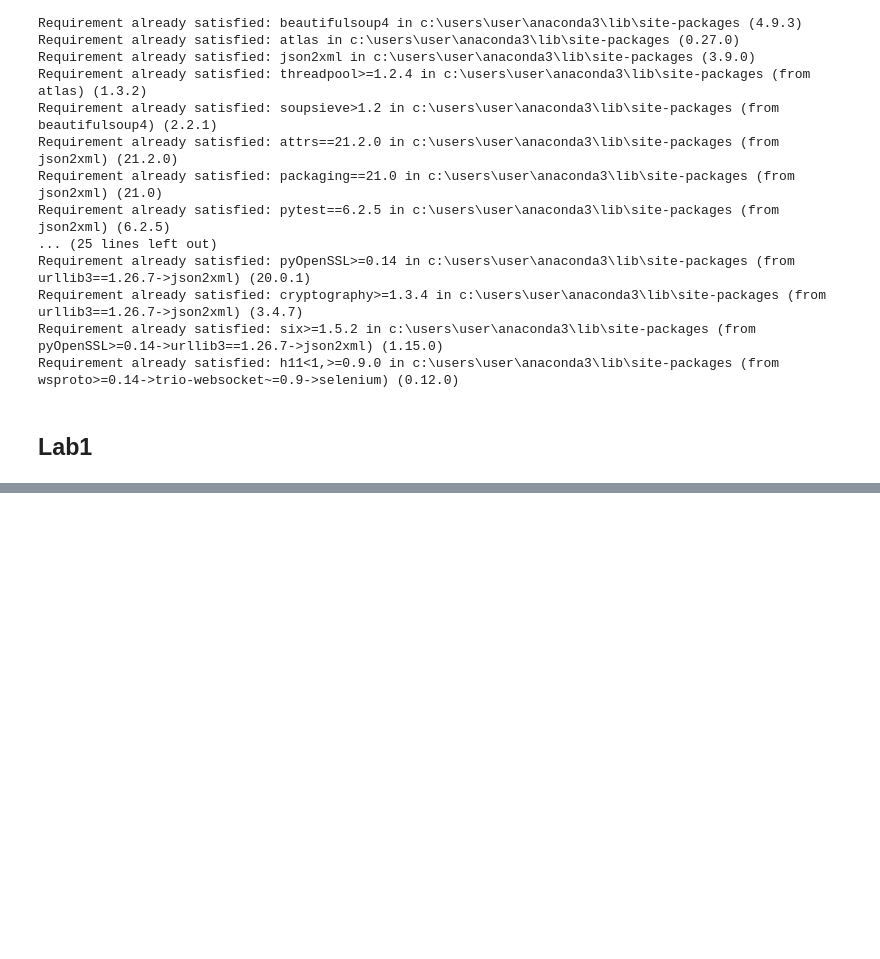
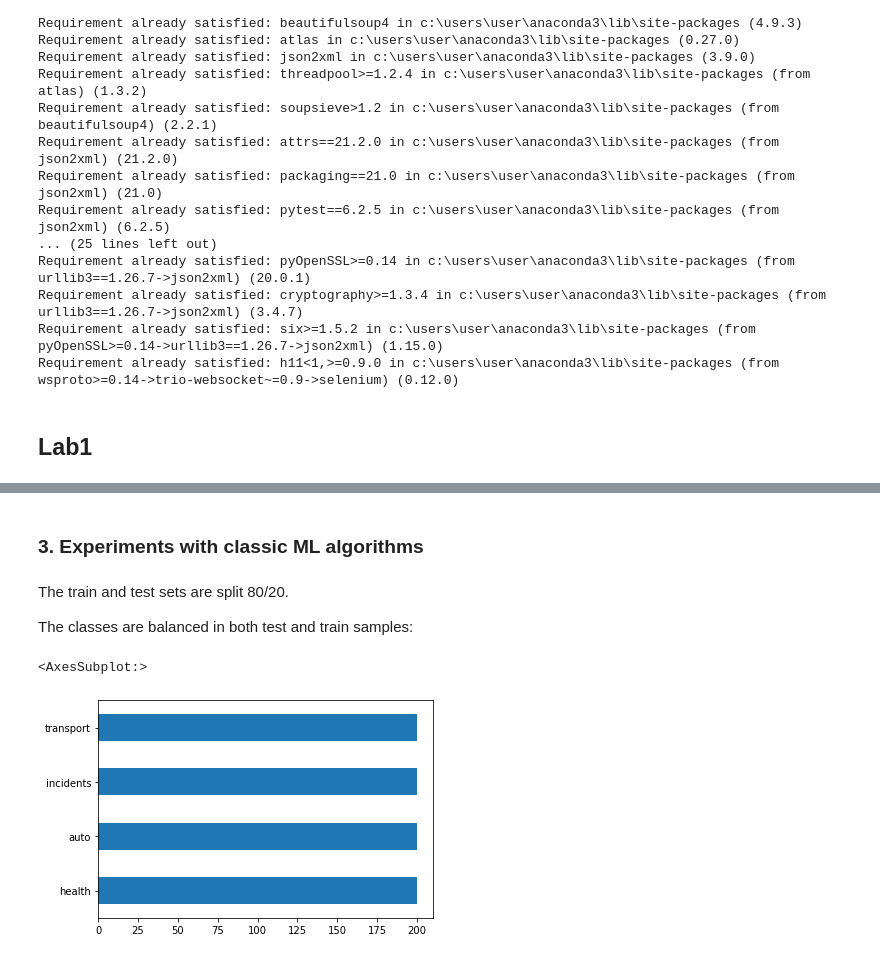
Before and after one commit to edmelnikov/computational-linguistics-course, a Jupyter notebook: Assignments.ipynb, the cells around one changed output, grey strips where cells are left out. Cells and saved outputs as stored; diff of their text form; code cells hidden in the pictures; blank space fills up the shorter version.

```diff
--- a/Assignments.ipynb
+++ b/Assignments.ipynb
@@ -183,0 +221,2 @@ data
+# %%
+raw_data = pd.read_json(json_filename, lines=True)
@@ -183,0 +299,41 @@ data
+# %%
+# The function goes through the data from JSON, preprocesses the text of each entry using preprocess_text() function
+# and vectorizes the texts using TfidVectorizer()
+
+def vectorize_text_all(raw_input_data):
+    raw_input_data_len = raw_input_data.shape[0] # number of rows
+    # raw_input_data_len = 100
+    texts = []
+    y = []
+
+    bar = tqdm(range(raw_input_data_len), desc = 'Article progress')
+    for i in range(raw_input_data_len):
+        texts.append(preprocess_text(raw_input_data['text'][i], tokenize_by='text'))
+        y.append(raw_input_data['category'][i])
+        bar.update(1)
+    bar.close()
+
+    vectorizer = TfidfVectorizer()
+    X = vectorizer.fit_transform(texts)
+    X = X.toarray()
+    X = pd.DataFrame(data=X, columns=vectorizer.get_feature_names())
+
+    return X, y
+# %%
+X, y = vectorize_text_all(raw_data)
+# %% [markdown]
+### 3. Experiments with classic ML algorithms
+# %%
+from sklearn.model_selection import train_test_split, GridSearchCV
+from sklearn.metrics import classification_report
+
+X_train, X_test, y_train, y_test = train_test_split(X, y, test_size=0.2, random_state=42, shuffle=True, stratify=y)
+# %% [markdown]
+The train and test sets are split 80/20.
+
+The classes are balanced in both test and train samples:
+# %%
+pd.Series(y_test).value_counts().plot(kind='barh')
+# %% [output]
+<AxesSubplot:>
+[figure, added]
```
Also changed, not shown: parts of 40 cells of this notebook, 1 other file.
